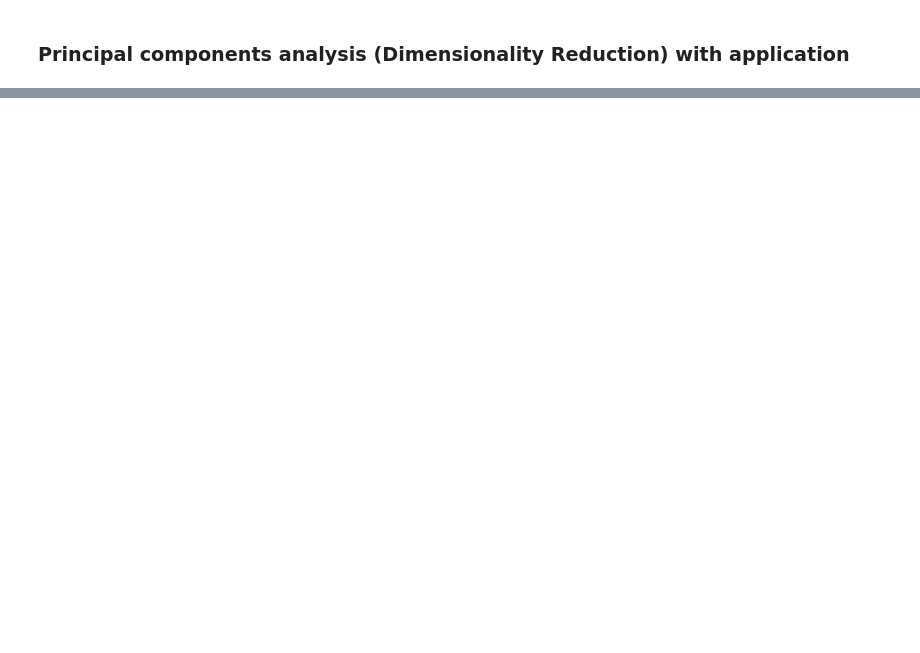
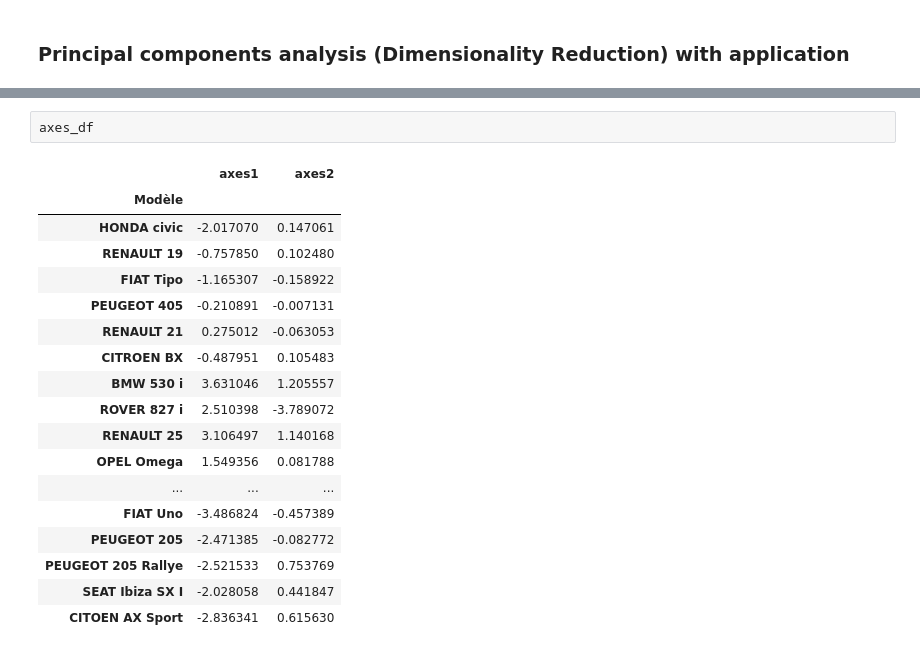
Before and after one commit to AliMehizel/pca_eda, a Jupyter notebook: PCA_eda.ipynb, the cells around one changed output, grey strips where cells are left out. Drawn from its saved outputs; the diff is of its cells as text; blank space fills up the shorter version.

```diff
--- a/PCA_eda.ipynb
+++ b/PCA_eda.ipynb
@@ -228,0 +198,21 @@ Figure(1000x1000)
+# %%
+axes_df
+# %% [output]
+|  | axes1 | axes2 |
+| Modèle |  |  |
+| HONDA civic | -2.017070 | 0.147061 |
+| RENAULT 19 | -0.757850 | 0.102480 |
+| FIAT Tipo | -1.165307 | -0.158922 |
+| PEUGEOT 405 | -0.210891 | -0.007131 |
+| RENAULT 21 | 0.275012 | -0.063053 |
+| CITROEN BX | -0.487951 | 0.105483 |
+| BMW 530 i | 3.631046 | 1.205557 |
+| ROVER 827 i | 2.510398 | -3.789072 |
+| RENAULT 25 | 3.106497 | 1.140168 |
+| OPEL Omega | 1.549356 | 0.081788 |
+| ... | ... | ... |
+| FIAT Uno | -3.486824 | -0.457389 |
+| PEUGEOT 205 | -2.471385 | -0.082772 |
+| PEUGEOT 205 Rallye | -2.521533 | 0.753769 |
+| SEAT Ibiza SX I | -2.028058 | 0.441847 |
+| CITOEN AX Sport | -2.836341 | 0.615630 |
```
Also changed, not shown: parts of 22 cells of this notebook.
